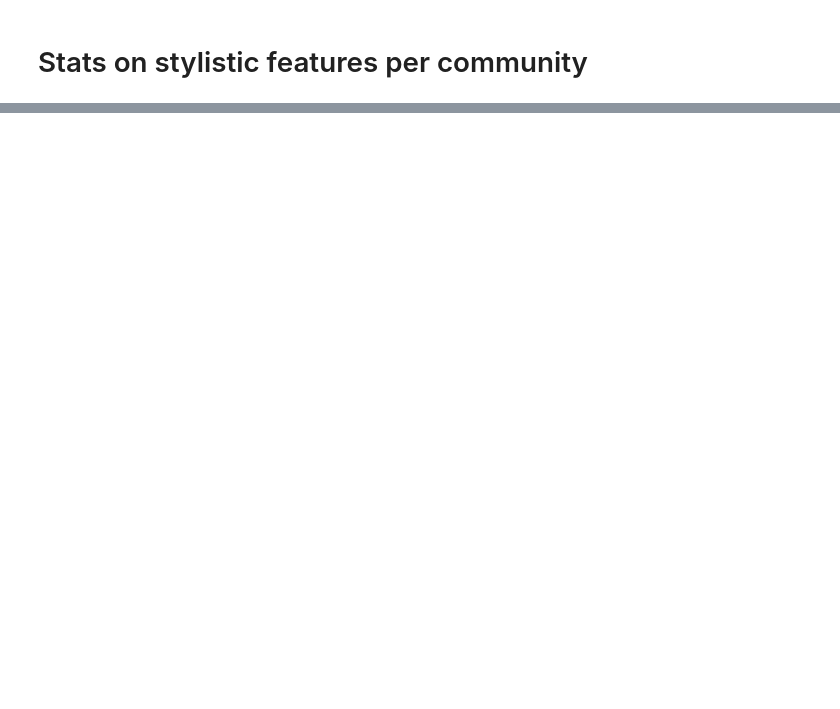
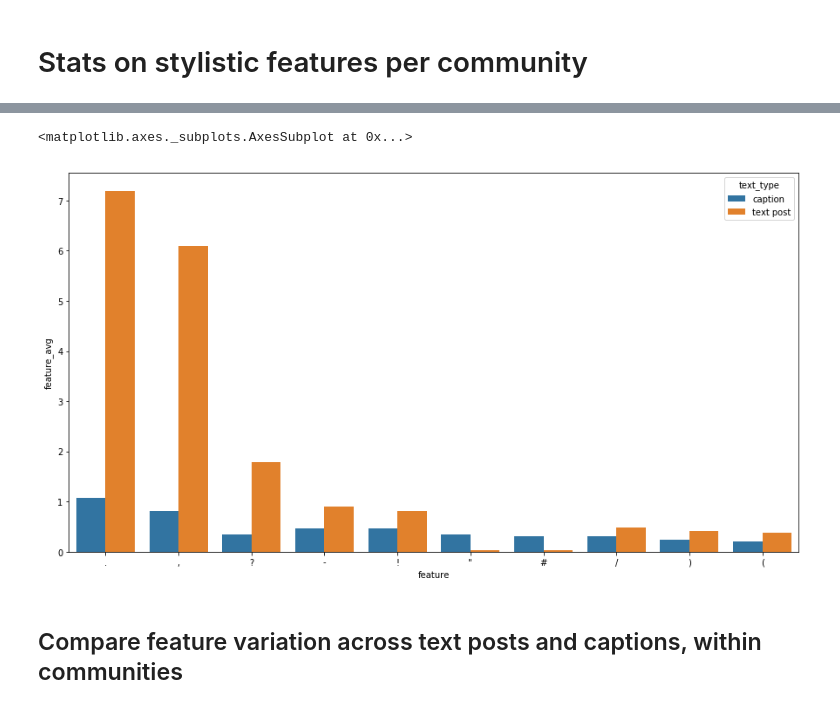
Before and after one commit to michaelmilleryoder/tumblr-scripts, a Jupyter notebook: jupyter/style_features_stats.ipynb, the cells around one changed output, grey strips where cells are left out. Drawn from its saved outputs; the diff is of its cells as text; code cells hidden in the pictures; blank space fills up the shorter version.

```diff
--- a/jupyter/style_features_stats.ipynb
+++ b/jupyter/style_features_stats.ipynb
@@ -160,0 +201,12 @@ Text(0.5, 1.0, 'Top 10 specific features')
+# %%
+# Create dataframe to compare average feature values across text types
+
+lines = []
+
+# Textposts
+for community in tqdm(communities[:1]):
+    for f in features:
+        textposts[f] = textposts[c]['style_features'].map(lambda x: x.get(f, 0))
+        lines.extend(list(zip(textposts[c]['text_type'], [f] * len(textposts[c]), textposts[f])))
+
+feature_values = pd.DataFrame(lines, columns=['text_type', 'feature', 'feature_value'])
@@ -160,0 +219,14 @@ Text(0.5, 1.0, 'Top 10 specific features')
+# %%
+# Get feature averages
+
+import numpy as np
+from tqdm import tqdm_notebook as tqdm
+
+feature_avgs = {f: {} for f in features}
+
+for d, text_type in zip([textposts, captions], ['text_post', 'caption']):
+    for f in tqdm(features):
+        feature_values = []
+        for c in communities:
+            feature_values.extend(d[c]['style_features'].map(lambda x: x.get(f, 0)))
+        feature_avgs[f][text_type] = np.mean(feature_values)
@@ -160,0 +306,10 @@ Text(0.5, 1.0, 'Top 10 specific features')
+# %%
+plot_data = feature_avgs_df.iloc[3:13].drop(columns=['diff'])
+plot_data = plot_data.melt(id_vars=['feature'], var_name=['text_type'], value_name='feature_avg')
+plt.figure(figsize=(15,8))
+sns.barplot(x='feature', y='feature_avg', hue='text_type', data=plot_data)
+# %% [output]
+<matplotlib.axes._subplots.AxesSubplot at 0x...>
+[figure, added]
+# %% [markdown]
+## Compare feature variation across text posts and captions, within communities
```
Also changed, not shown: parts of 20 cells of this notebook.
